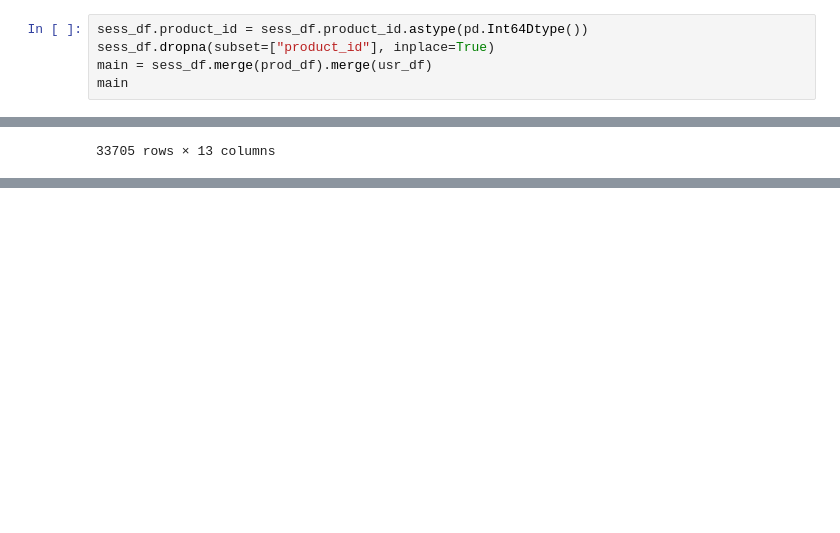
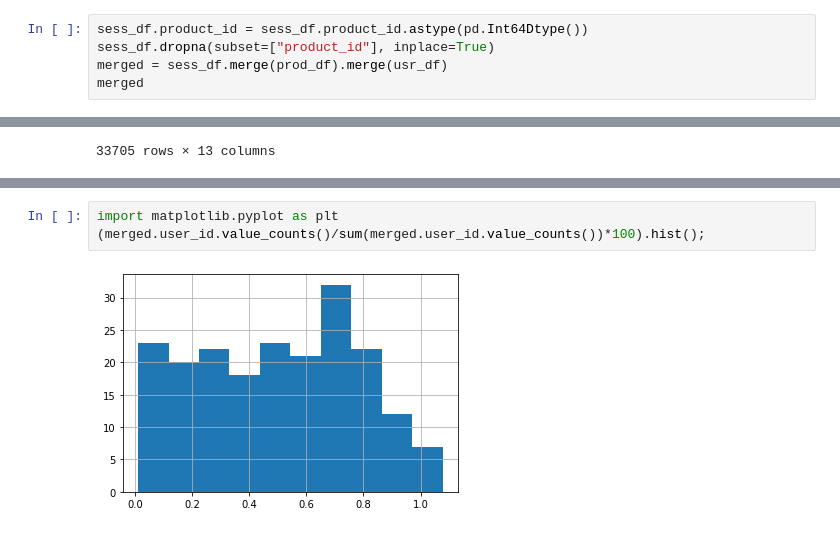
Before and after one commit to hpiotr6/Customers-Clustering, a Jupyter notebook: notebooks/preprocs.ipynb, the cells around one changed output, grey strips where cells are left out. Cells and saved outputs as stored; diff of their text form; blank space fills up the shorter version.

```diff
--- a/notebooks/preprocs.ipynb
+++ b/notebooks/preprocs.ipynb
@@ -70,8 +70,8 @@ sess_df
 # %%
 sess_df.product_id = sess_df.product_id.astype(pd.Int64Dtype())
 sess_df.dropna(subset=["product_id"], inplace=True)
-main = sess_df.merge(prod_df).merge(usr_df)
-main
+merged = sess_df.merge(prod_df).merge(usr_df)
+merged
 # %% [output]
 |  | session_id | timestamp | user_id | product_id | event_type | offered_discount | purchase_id | product_name | ... |
 | 0 | 100001 | 2021-08-30 18:06:31 | 102 | 1001 | VIEW_PRODUCT | 0 | NaN | Telefon Siemens Gigaset DA310 | ... |
@@ -105,0 +89,5 @@ main
+# %%
+import matplotlib.pyplot as plt
+(merged.user_id.value_counts()/sum(merged.user_id.value_counts())*100).hist();
+# %% [output]
+[figure, added]
```
Also changed, not shown: parts of 11 cells of this notebook.
